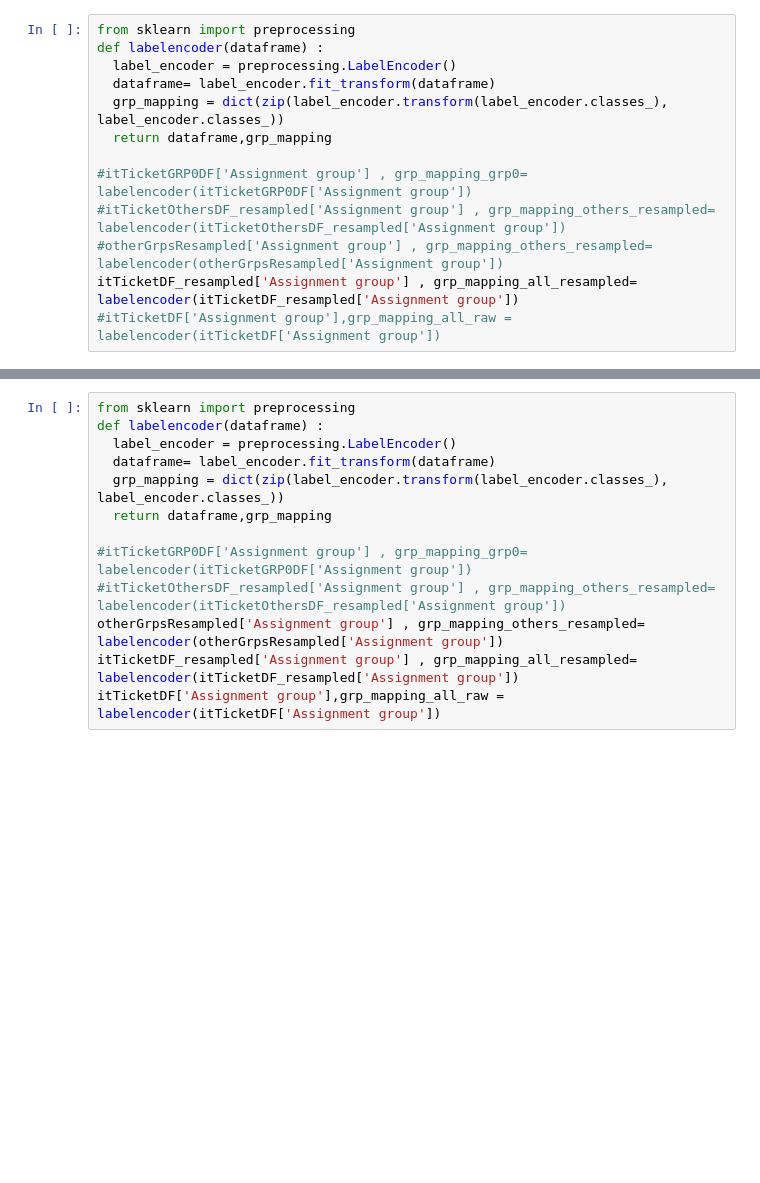
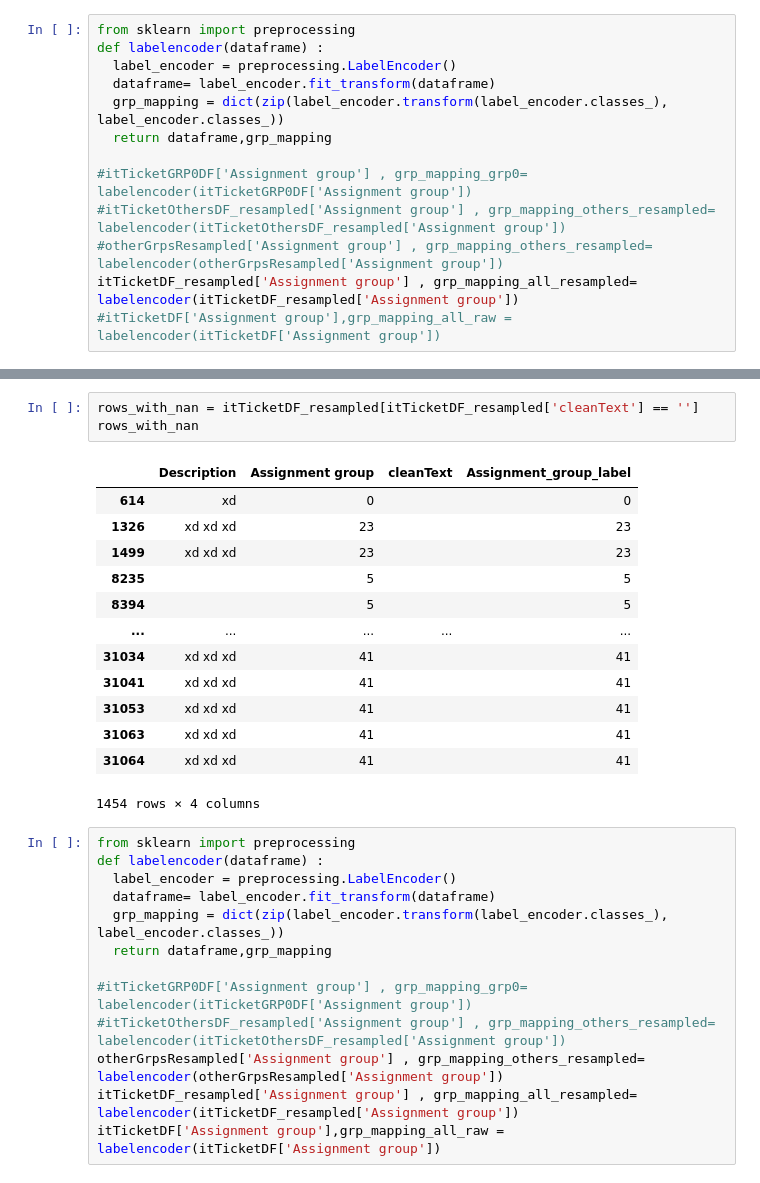
Before and after one commit to shih-yang-young/aiops, a Jupyter notebook: src/ITSM_Assignment_Transformer_bert_submitted.ipynb, the cells around one changed output, grey strips where cells are left out. Drawn from its saved outputs; the diff is of its cells as text; blank space fills up the shorter version.

```diff
--- a/src/ITSM_Assignment_Transformer_bert_submitted.ipynb
+++ b/src/ITSM_Assignment_Transformer_bert_submitted.ipynb
@@ -342,3 +377,20 @@ itTicketDF_resampled['Assignment group'] , grp_mapping_all_resampled= labelencod
+# %%
+rows_with_nan = itTicketDF_resampled[itTicketDF_resampled['cleanText'] == '']
+rows_with_nan
+# %% [output]
+|  | Description | Assignment group | cleanText | Assignment_group_label |
+| 614 | xd | 0 |  | 0 |
+| 1326 | xd xd xd | 23 |  | 23 |
+| 1499 | xd xd xd | 23 |  | 23 |
+| 8235 |  | 5 |  | 5 |
+| 8394 |  | 5 |  | 5 |
+| ... | ... | ... | ... | ... |
+| 31034 | xd xd xd | 41 |  | 41 |
+| 31041 | xd xd xd | 41 |  | 41 |
+| 31053 | xd xd xd | 41 |  | 41 |
+| 31063 | xd xd xd | 41 |  | 41 |
+| 31064 | xd xd xd | 41 |  | 41 |
+1454 rows × 4 columns
 # %%
 from sklearn import preprocessing
 def labelencoder(dataframe) :
```
Also changed, not shown: parts of 5 cells of this notebook, 3 other files.
